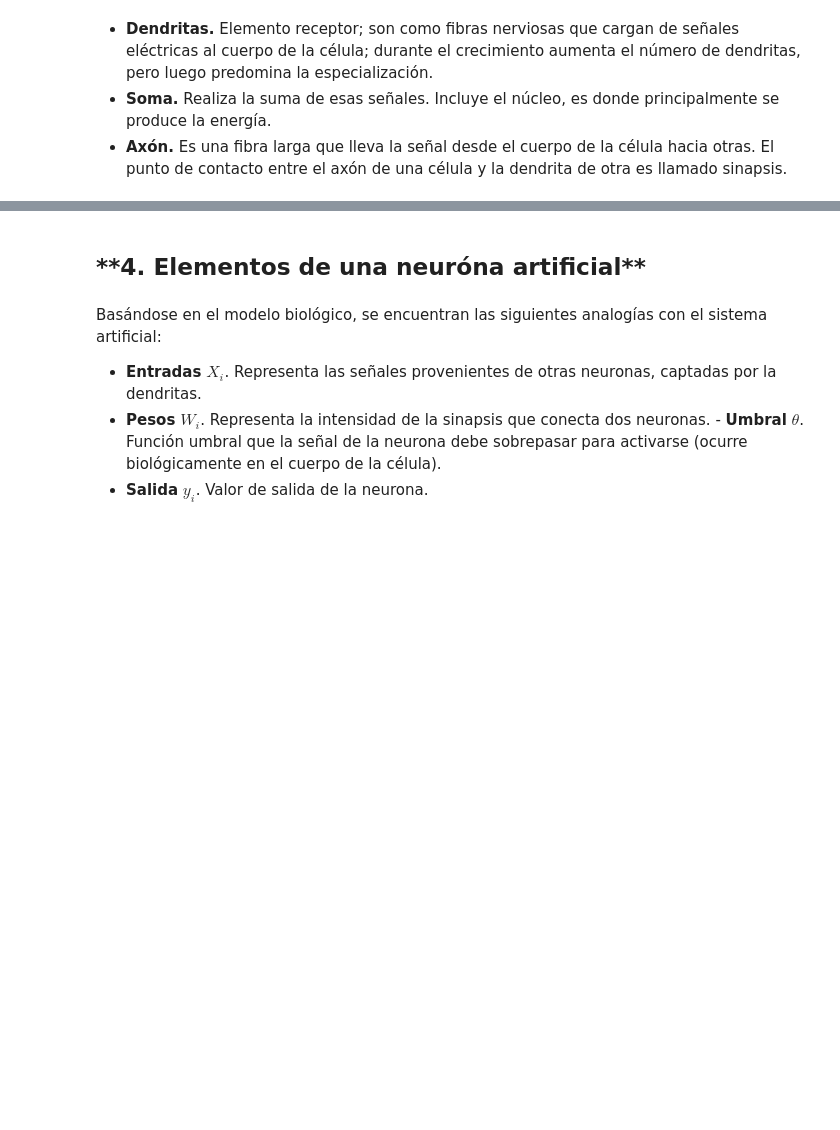
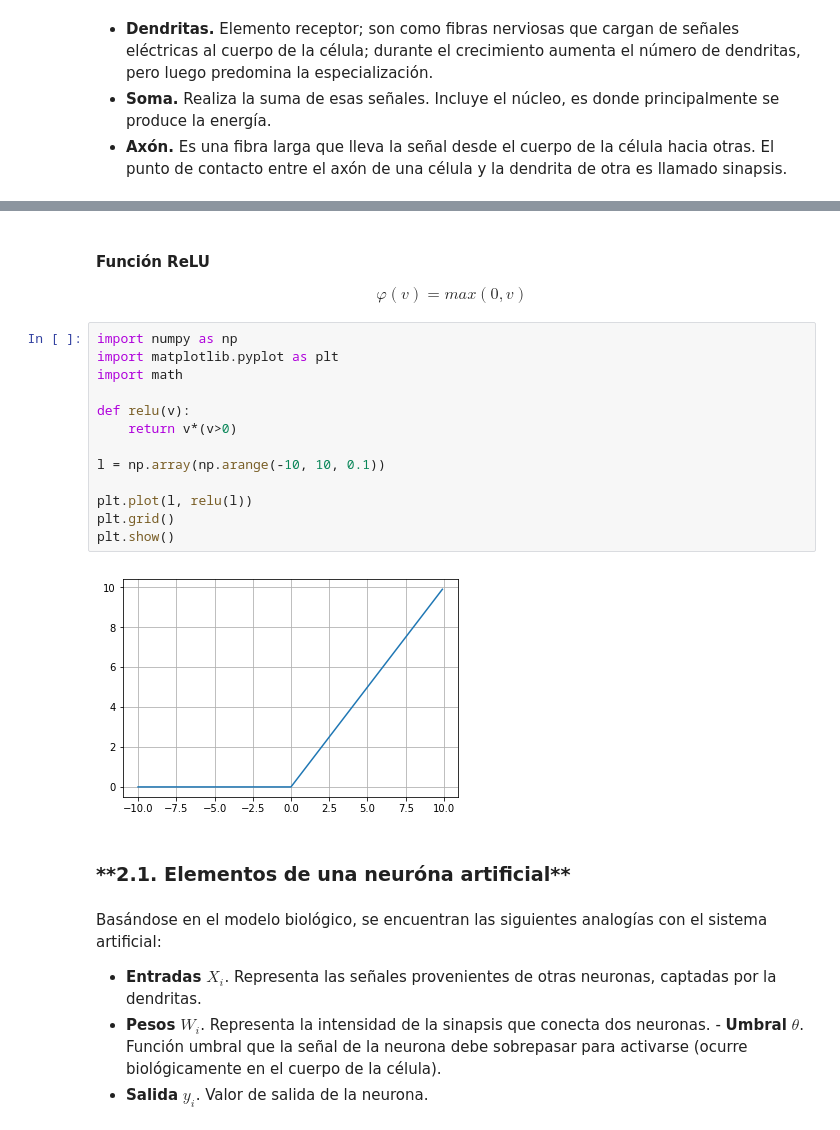
Before and after one commit to asp1420/c1, a Jupyter notebook: notebook/perceptron.ipynb, the cells around one changed output, grey strips where cells are left out. Saved outputs shown, nothing was run; the diff lists cells and outputs as text; blank space fills up the shorter version.

```diff
--- a/notebook/perceptron.ipynb
+++ b/notebook/perceptron.ipynb
@@ -50,6 +117,26 @@ El modelo de una neurona artificial es una imitación del proceso de una neurona
+# %% [markdown]
+<h4>Función ReLU</h4>
+\begin{equation}
+\varphi(v) = max(0,v)
+\end{equation}
+# %%
+import numpy as np
+import matplotlib.pyplot as plt
+import math
+
+def relu(v):
+    return v*(v>0)
+
+l = np.array(np.arange(-10, 10, 0.1))
+
+plt.plot(l, relu(l))
+plt.grid()
+plt.show()
+# %% [output]
+[figure, added]
 # %% [markdown]
-<a id="ref3"></a>
-<h2>**4. Elementos de una neuróna artificial**</h2>
+<a id="ref2_1"></a>
+<h3>**2.1. Elementos de una neuróna artificial**</h3>
 # %% [markdown]
 Basándose en el modelo biológico, se encuentran las siguientes analogías con el
 sistema artificial:
```
Also changed, not shown: parts of 55 cells of this notebook.
